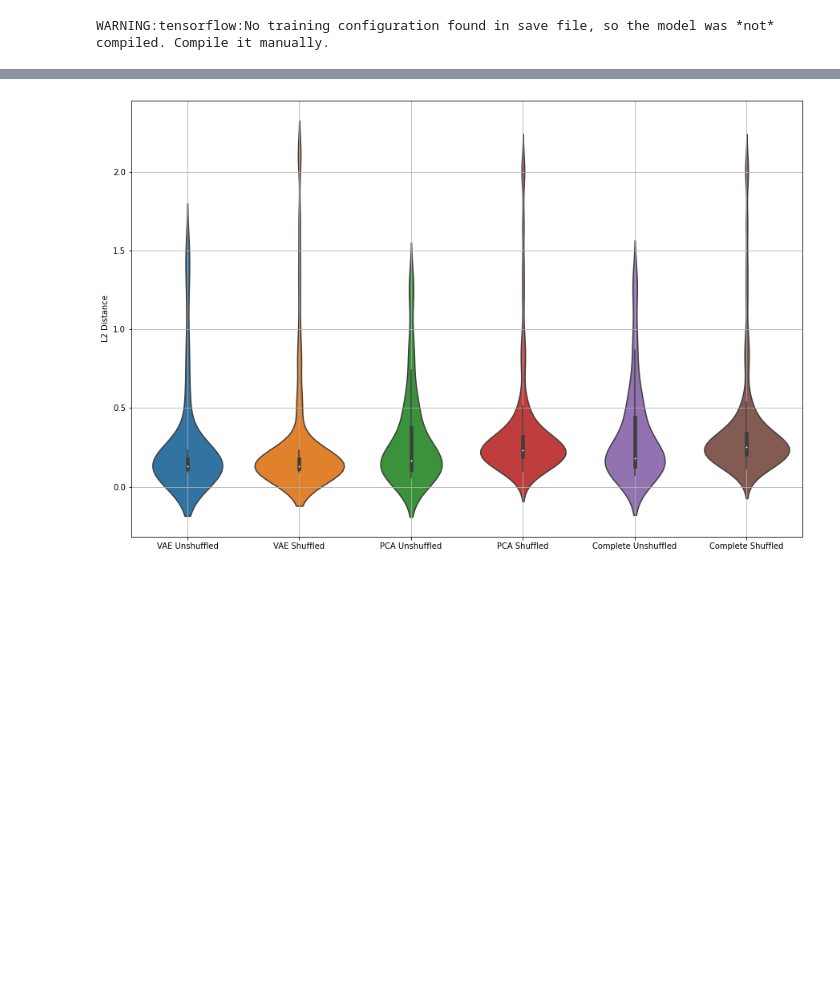
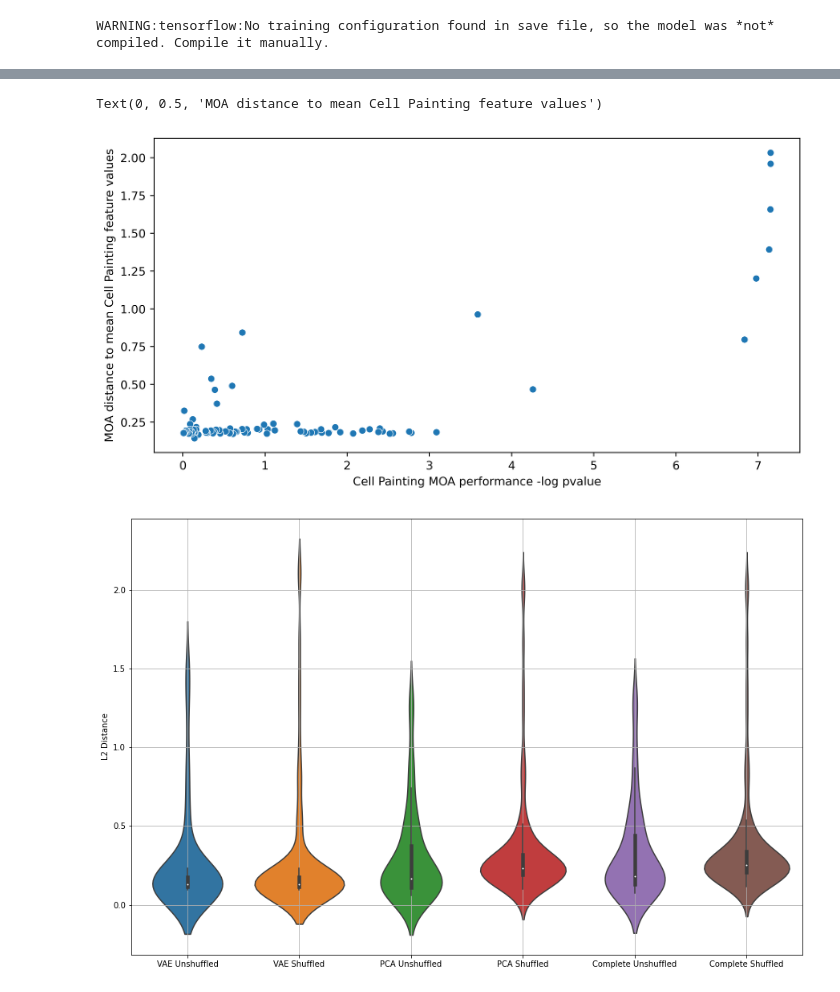
Before and after one commit to broadinstitute/cell-painting-vae, a Jupyter notebook: cell-painting/3.application/experiment_level4.ipynb, the cells around one changed output, grey strips where cells are left out. Drawn from its saved outputs; the diff is of its cells as text; code cells hidden in the pictures; blank space fills up the shorter version.

Commit message:
cell painting experiment files

```diff
--- a/cell-painting/3.application/experiment_level4.ipynb
+++ b/cell-painting/3.application/experiment_level4.ipynb
@@ -316,3 +318,12 @@ well_predicted
+# %%
+
+fig, ax = plt.subplots(figsize=(10, 5), dpi = 400)
+sns.scatterplot(- np.log(scipy.stats.norm.sf(-(per_moa_performance_df['vae zscore']))), per_moa_performance_df['moa similarity'])
+plt.xlabel("Cell Painting MOA performance -log pvalue")
+plt.ylabel("MOA distance to mean Cell Painting feature values")
+# %% [output]
+Text(0, 0.5, 'MOA distance to mean Cell Painting feature values')
+[figure, added]
 # %%
 L2_df = pd.DataFrame(L2, columns = ['VAE Unshuffled'])
 L2_random_df = pd.DataFrame(L2_random, columns = ['VAE Shuffled'])
```
Also changed, not shown: parts of 7 cells of this notebook, 37 other files.
